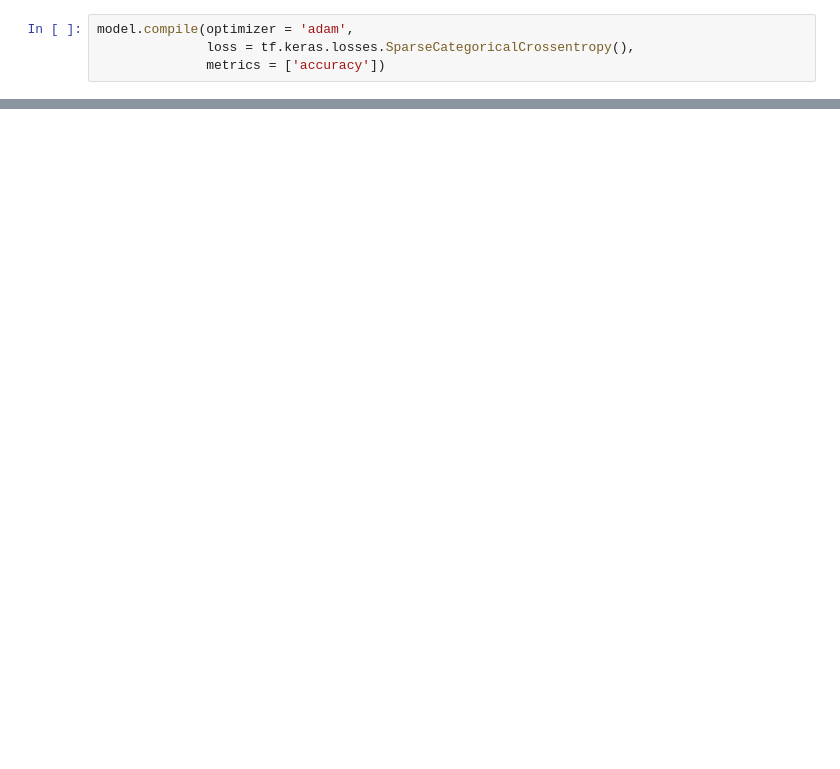
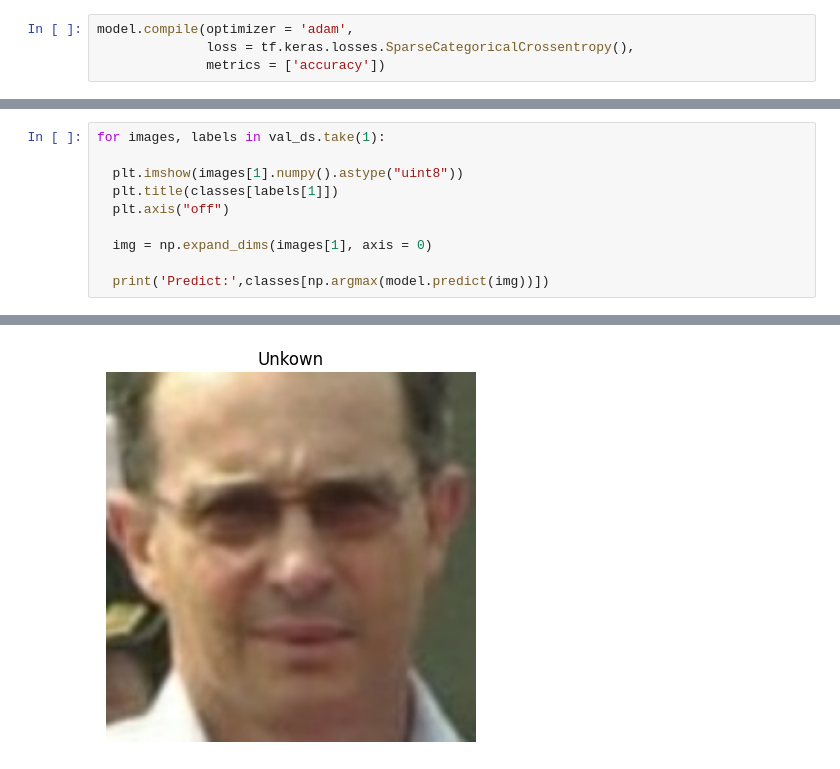
Before and after one commit to quangphuc2509/Machinevision, a Jupyter notebook: facetrain2.ipynb, the cells around one changed output, grey strips where cells are left out. Saved outputs shown, nothing was run; the diff lists cells and outputs as text; blank space fills up the shorter version.

```diff
--- a/facetrain2.ipynb
+++ b/facetrain2.ipynb
@@ -205,0 +206,11 @@ Accuracy 1.0
+# %%
+for images, labels in val_ds.take(1):
+
+  plt.imshow(images[1].numpy().astype("uint8"))
+  plt.title(classes[labels[1]])
+  plt.axis("off")
+
+  img = np.expand_dims(images[1], axis = 0)
+
+  print('Predict:',classes[np.argmax(model.predict(img))])
+# %% [output]
@@ -205,0 +219 @@ Accuracy 1.0
+[figure, added]
```
Also changed, not shown: parts of 10 cells of this notebook.
